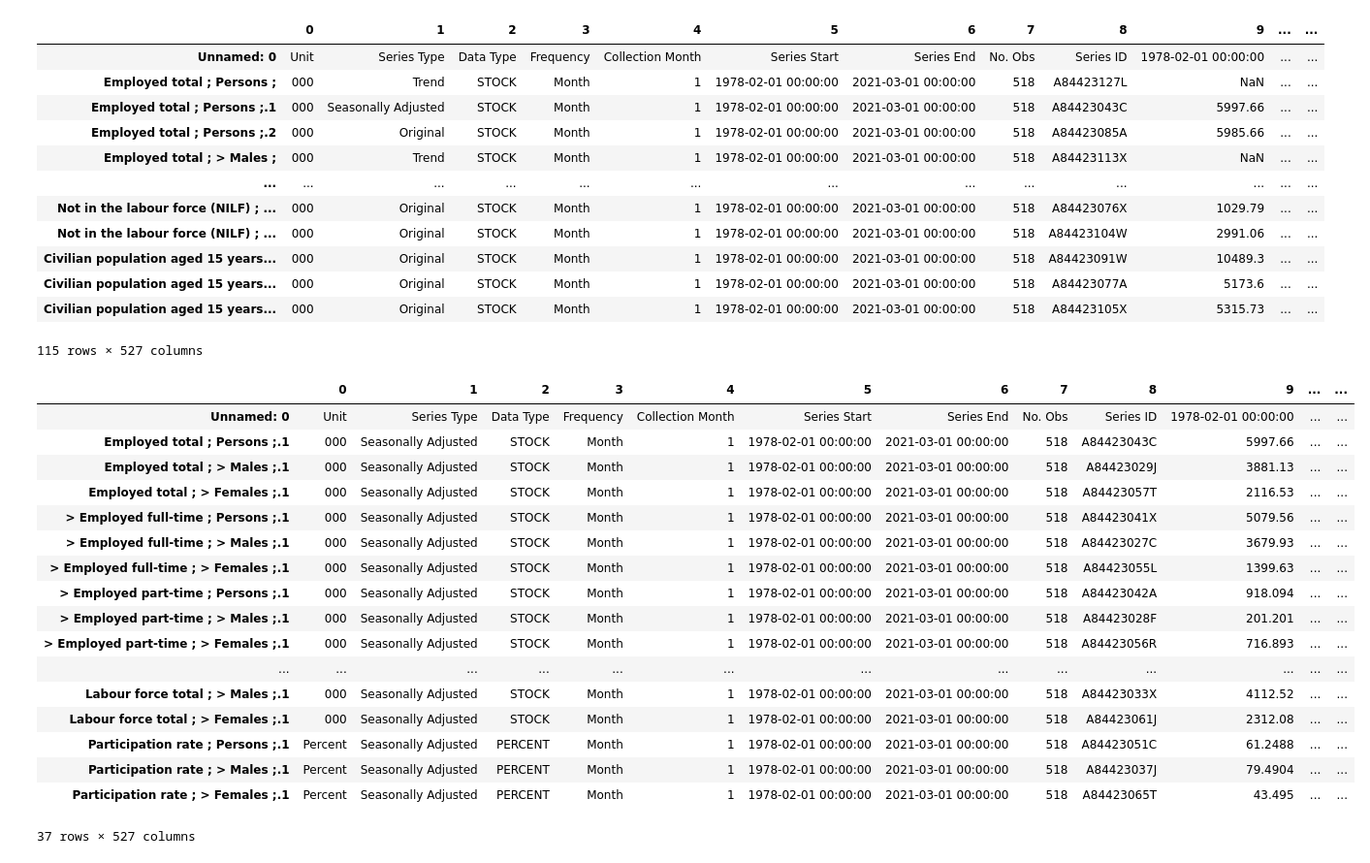
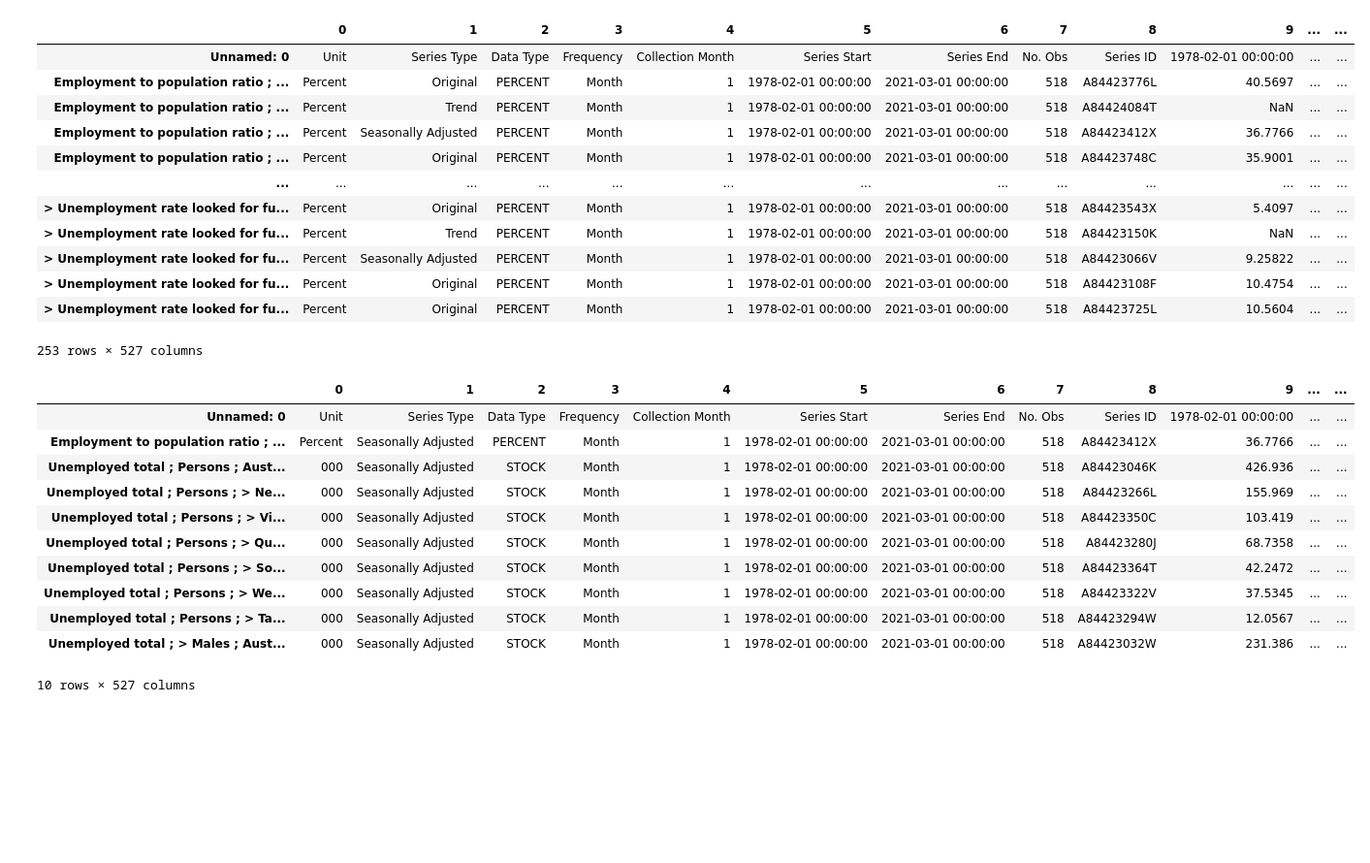
Before and after one commit to rfcamo/group5project, a Jupyter notebook: employment_data/employment_clean.ipynb, the cells around one changed output. Shown at 97% size. Saved outputs shown, nothing was run; the diff lists cells and outputs as text; code cells hidden in the pictures; blank space fills up the shorter version.

```diff
--- a/employment_data/employment_clean.ipynb
+++ b/employment_data/employment_clean.ipynb
@@ -5,12 +5,9 @@ import numpy as np
 pd.options.mode.chained_assignment = None
 
 # File to Load (Remember to Change These)
-data = "Ray Data/final data.xls"
+data = "Ray Data/labour_by_state.xls"
+# Read source data and store into Pandas data frame
+xls_data = pd.read_excel(data, sheet_name = "Data2")
 
-# Read source data and store into Pandas data frame
-xls_data = pd.read_excel(data)
-
-
-
-xls_data
+xls_data.head()
 # %% [output]
@@ -44,42 +25,36 @@ trans_to
 # %% [output]
 |  | 0 | 1 | 2 | 3 | 4 | 5 | 6 | 7 | 8 | 9 | ... | ... |
 | Unnamed: 0 | Unit | Series Type | Data Type | Frequency | Collection Month | Series Start | Series End | No. Obs | Series ID | 1978-02-01 00:00:00 | ... | ... |
-| Employed total ; Persons ; | 000 | Trend | STOCK | Month | 1 | 1978-02-01 00:00:00 | 2021-03-01 00:00:00 | 518 | A84423127L | NaN | ... | ... |
-| Employed total ; Persons ;.1 | 000 | Seasonally Adjusted | STOCK | Month | 1 | 1978-02-01 00:00:00 | 2021-03-01 00:00:00 | 518 | A84423043C | 5997.66 | ... | ... |
-| Employed total ; Persons ;.2 | 000 | Original | STOCK | Month | 1 | 1978-02-01 00:00:00 | 2021-03-01 00:00:00 | 518 | A84423085A | 5985.66 | ... | ... |
-| Employed total ; > Males ; | 000 | Trend | STOCK | Month | 1 | 1978-02-01 00:00:00 | 2021-03-01 00:00:00 | 518 | A84423113X | NaN | ... | ... |
+| Employment to population ratio ; ... | Percent | Original | PERCENT | Month | 1 | 1978-02-01 00:00:00 | 2021-03-01 00:00:00 | 518 | A84423776L | 40.5697 | ... | ... |
+| Employment to population ratio ; ... | Percent | Trend | PERCENT | Month | 1 | 1978-02-01 00:00:00 | 2021-03-01 00:00:00 | 518 | A84424084T | NaN | ... | ... |
+| Employment to population ratio ; ... | Percent | Seasonally Adjusted | PERCENT | Month | 1 | 1978-02-01 00:00:00 | 2021-03-01 00:00:00 | 518 | A84423412X | 36.7766 | ... | ... |
+| Employment to population ratio ; ... | Percent | Original | PERCENT | Month | 1 | 1978-02-01 00:00:00 | 2021-03-01 00:00:00 | 518 | A84423748C | 35.9001 | ... | ... |
 | ... | ... | ... | ... | ... | ... | ... | ... | ... | ... | ... | ... | ... |
-| Not in the labour force (NILF) ; ... | 000 | Original | STOCK | Month | 1 | 1978-02-01 00:00:00 | 2021-03-01 00:00:00 | 518 | A84423076X | 1029.79 | ... | ... |
-| Not in the labour force (NILF) ; ... | 000 | Original | STOCK | Month | 1 | 1978-02-01 00:00:00 | 2021-03-01 00:00:00 | 518 | A84423104W | 2991.06 | ... | ... |
-| Civilian population aged 15 years... | 000 | Original | STOCK | Month | 1 | 1978-02-01 00:00:00 | 2021-03-01 00:00:00 | 518 | A84423091W | 10489.3 | ... | ... |
-| Civilian population aged 15 years... | 000 | Original | STOCK | Month | 1 | 1978-02-01 00:00:00 | 2021-03-01 00:00:00 | 518 | A84423077A | 5173.6 | ... | ... |
-| Civilian population aged 15 years... | 000 | Original | STOCK | Month | 1 | 1978-02-01 00:00:00 | 2021-03-01 00:00:00 | 518 | A84423105X | 5315.73 | ... | ... |
+| > Unemployment rate looked for fu... | Percent | Original | PERCENT | Month | 1 | 1978-02-01 00:00:00 | 2021-03-01 00:00:00 | 518 | A84423543X | 5.4097 | ... | ... |
+| > Unemployment rate looked for fu... | Percent | Trend | PERCENT | Month | 1 | 1978-02-01 00:00:00 | 2021-03-01 00:00:00 | 518 | A84423150K | NaN | ... | ... |
+| > Unemployment rate looked for fu... | Percent | Seasonally Adjusted | PERCENT | Month | 1 | 1978-02-01 00:00:00 | 2021-03-01 00:00:00 | 518 | A84423066V | 9.25822 | ... | ... |
+| > Unemployment rate looked for fu... | Percent | Original | PERCENT | Month | 1 | 1978-02-01 00:00:00 | 2021-03-01 00:00:00 | 518 | A84423108F | 10.4754 | ... | ... |
+| > Unemployment rate looked for fu... | Percent | Original | PERCENT | Month | 1 | 1978-02-01 00:00:00 | 2021-03-01 00:00:00 | 518 | A84423725L | 10.5604 | ... | ... |
-115 rows × 527 columns
+253 rows × 527 columns
 # %%
 # Filter dataframe to ouput required data
 data_filter = ['Series Type', 'Seasonally Adjusted']
 filter_data = trans_to[trans_to[1].isin(data_filter)]
 # %%
-filter_data.head(100)
+filter_data.head(10)
 # %% [output]
 |  | 0 | 1 | 2 | 3 | 4 | 5 | 6 | 7 | 8 | 9 | ... | ... |
 | Unnamed: 0 | Unit | Series Type | Data Type | Frequency | Collection Month | Series Start | Series End | No. Obs | Series ID | 1978-02-01 00:00:00 | ... | ... |
-| Employed total ; Persons ;.1 | 000 | Seasonally Adjusted | STOCK | Month | 1 | 1978-02-01 00:00:00 | 2021-03-01 00:00:00 | 518 | A84423043C | 5997.66 | ... | ... |
-| Employed total ; > Males ;.1 | 000 | Seasonally Adjusted | STOCK | Month | 1 | 1978-02-01 00:00:00 | 2021-03-01 00:00:00 | 518 | A84423029J | 3881.13 | ... | ... |
-| Employed total ; > Females ;.1 | 000 | Seasonally Adjusted | STOCK | Month | 1 | 1978-02-01 00:00:00 | 2021-03-01 00:00:00 | 518 | A84423057T | 2116.53 | ... | ... |
-| > Employed full-time ; Persons ;.1 | 000 | Seasonally Adjusted | STOCK | Month | 1 | 1978-02-01 00:00:00 | 2021-03-01 00:00:00 | 518 | A84423041X | 5079.56 | ... | ... |
-| > Employed full-time ; > Males ;.1 | 000 | Seasonally Adjusted | STOCK | Month | 1 | 1978-02-01 00:00:00 | 2021-03-01 00:00:00 | 518 | A84423027C | 3679.93 | ... | ... |
-| > Employed full-time ; > Females ;.1 | 000 | Seasonally Adjusted | STOCK | Month | 1 | 1978-02-01 00:00:00 | 2021-03-01 00:00:00 | 518 | A84423055L | 1399.63 | ... | ... |
-| > Employed part-time ; Persons ;.1 | 000 | Seasonally Adjusted | STOCK | Month | 1 | 1978-02-01 00:00:00 | 2021-03-01 00:00:00 | 518 | A84423042A | 918.094 | ... | ... |
-| > Employed part-time ; > Males ;.1 | 000 | Seasonally Adjusted | STOCK | Month | 1 | 1978-02-01 00:00:00 | 2021-03-01 00:00:00 | 518 | A84423028F | 201.201 | ... | ... |
-| > Employed part-time ; > Females ;.1 | 000 | Seasonally Adjusted | STOCK | Month | 1 | 1978-02-01 00:00:00 | 2021-03-01 00:00:00 | 518 | A84423056R | 716.893 | ... | ... |
-| ... | ... | ... | ... | ... | ... | ... | ... | ... | ... | ... | ... | ... |
-| Labour force total ; > Males ;.1 | 000 | Seasonally Adjusted | STOCK | Month | 1 | 1978-02-01 00:00:00 | 2021-03-01 00:00:00 | 518 | A84423033X | 4112.52 | ... | ... |
-| Labour force total ; > Females ;.1 | 000 | Seasonally Adjusted | STOCK | Month | 1 | 1978-02-01 00:00:00 | 2021-03-01 00:00:00 | 518 | A84423061J | 2312.08 | ... | ... |
-| Participation rate ; Persons ;.1 | Percent | Seasonally Adjusted | PERCENT | Month | 1 | 1978-02-01 00:00:00 | 2021-03-01 00:00:00 | 518 | A84423051C | 61.2488 | ... | ... |
-| Participation rate ; > Males ;.1 | Percent | Seasonally Adjusted | PERCENT | Month | 1 | 1978-02-01 00:00:00 | 2021-03-01 00:00:00 | 518 | A84423037J | 79.4904 | ... | ... |
-| Participation rate ; > Females ;.1 | Percent | Seasonally Adjusted | PERCENT | Month | 1 | 1978-02-01 00:00:00 | 2021-03-01 00:00:00 | 518 | A84423065T | 43.495 | ... | ... |
+| Employment to population ratio ; ... | Percent | Seasonally Adjusted | PERCENT | Month | 1 | 1978-02-01 00:00:00 | 2021-03-01 00:00:00 | 518 | A84423412X | 36.7766 | ... | ... |
+| Unemployed total ; Persons ; Aust... | 000 | Seasonally Adjusted | STOCK | Month | 1 | 1978-02-01 00:00:00 | 2021-03-01 00:00:00 | 518 | A84423046K | 426.936 | ... | ... |
+| Unemployed total ; Persons ; > Ne... | 000 | Seasonally Adjusted | STOCK | Month | 1 | 1978-02-01 00:00:00 | 2021-03-01 00:00:00 | 518 | A84423266L | 155.969 | ... | ... |
+| Unemployed total ; Persons ; > Vi... | 000 | Seasonally Adjusted | STOCK | Month | 1 | 1978-02-01 00:00:00 | 2021-03-01 00:00:00 | 518 | A84423350C | 103.419 | ... | ... |
+| Unemployed total ; Persons ; > Qu... | 000 | Seasonally Adjusted | STOCK | Month | 1 | 1978-02-01 00:00:00 | 2021-03-01 00:00:00 | 518 | A84423280J | 68.7358 | ... | ... |
+| Unemployed total ; Persons ; > So... | 000 | Seasonally Adjusted | STOCK | Month | 1 | 1978-02-01 00:00:00 | 2021-03-01 00:00:00 | 518 | A84423364T | 42.2472 | ... | ... |
+| Unemployed total ; Persons ; > We... | 000 | Seasonally Adjusted | STOCK | Month | 1 | 1978-02-01 00:00:00 | 2021-03-01 00:00:00 | 518 | A84423322V | 37.5345 | ... | ... |
+| Unemployed total ; Persons ; > Ta... | 000 | Seasonally Adjusted | STOCK | Month | 1 | 1978-02-01 00:00:00 | 2021-03-01 00:00:00 | 518 | A84423294W | 12.0567 | ... | ... |
+| Unemployed total ; > Males ; Aust... | 000 | Seasonally Adjusted | STOCK | Month | 1 | 1978-02-01 00:00:00 | 2021-03-01 00:00:00 | 518 | A84423032W | 231.386 | ... | ... |
-37 rows × 527 columns
+10 rows × 527 columns
 # %%
 # Revert transpose to original
 original_data = filter_data.T
```
Also changed, not shown: parts of 17 cells of this notebook, 3 other files.
